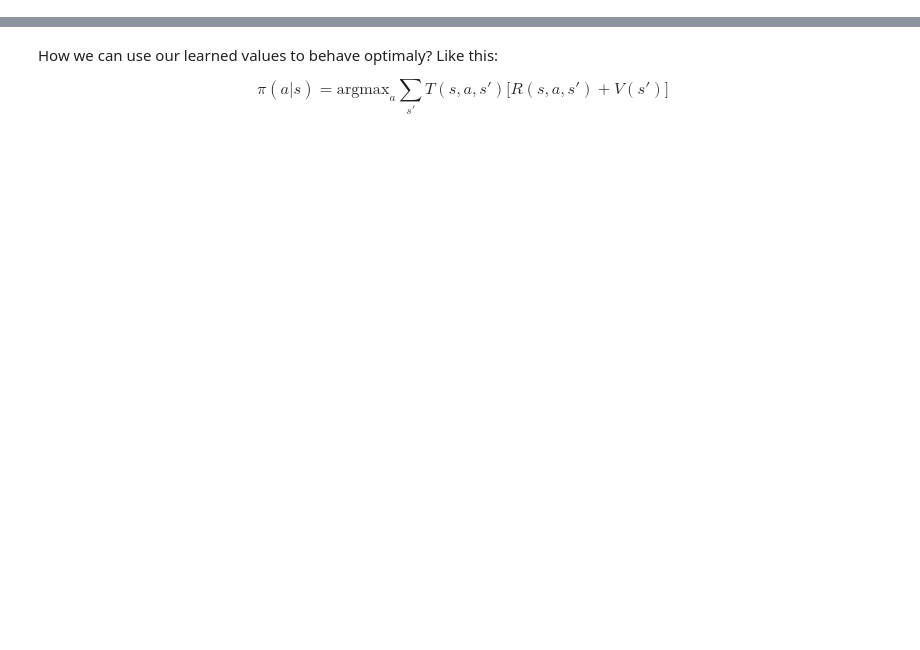
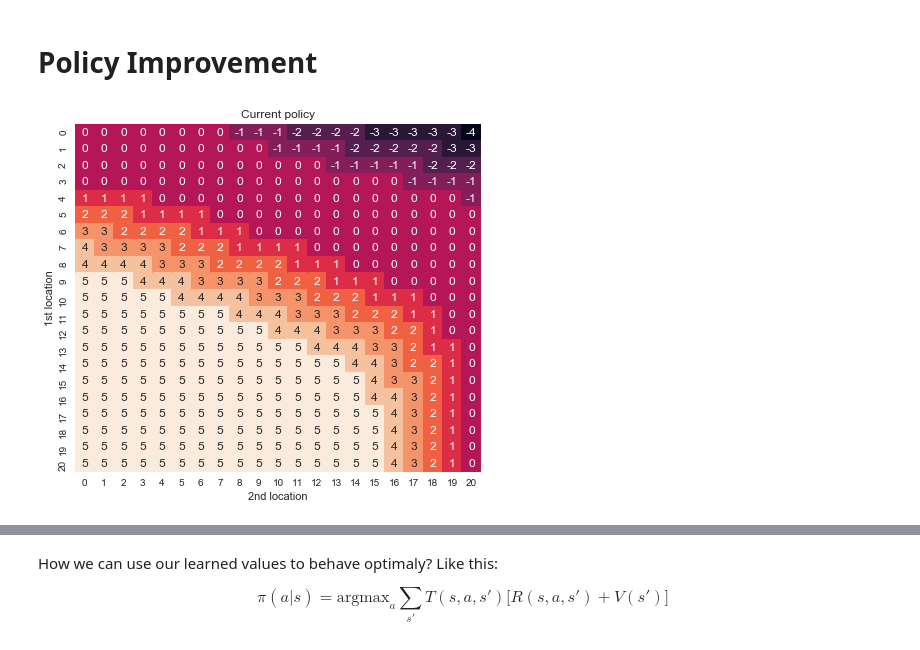
Before and after one commit to piojanu/PG-Summer-School-2018, a Jupyter notebook: Hands-on/Dynamic_Programming.ipynb, the cells around one changed output, grey strips where cells are left out. Drawn from its saved outputs; the diff is of its cells as text; code cells hidden in the pictures; blank space fills up the shorter version.

```diff
--- a/Hands-on/Dynamic_Programming.ipynb
+++ b/Hands-on/Dynamic_Programming.ipynb
@@ -49,0 +81,19 @@ $$
+# %% [markdown]
+# Policy Improvement
+# %%
+def policy_improvement(gamma):
+    changed = False
+    for n1, n2 in mdp.states_iter():
+        actions = list(mdp.actions_in_state(n1, n2))
+        q_values = list(map(lambda action: q_value(n1, n2, action, gamma=gamma), actions))
+
+        best_a = actions[np.argmax(q_values)]
+        if pi[n1, n2] != best_a:
+            pi[n1, n2] = best_a
+            changed = True
+    return changed
+
+policy_improvement(gamma=0.9)
+visualize(pi=pi)
+# %% [output]
+[figure, added]
```
Also changed, not shown: parts of 18 cells of this notebook, 3 other files.
